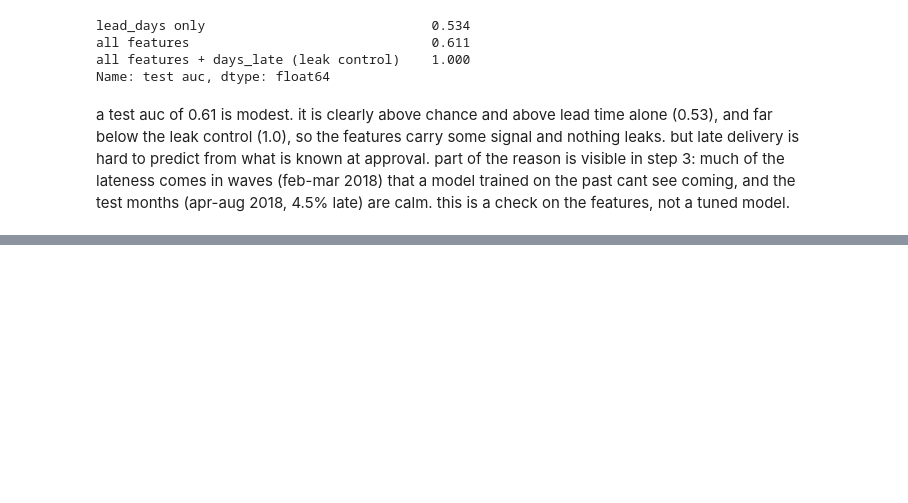
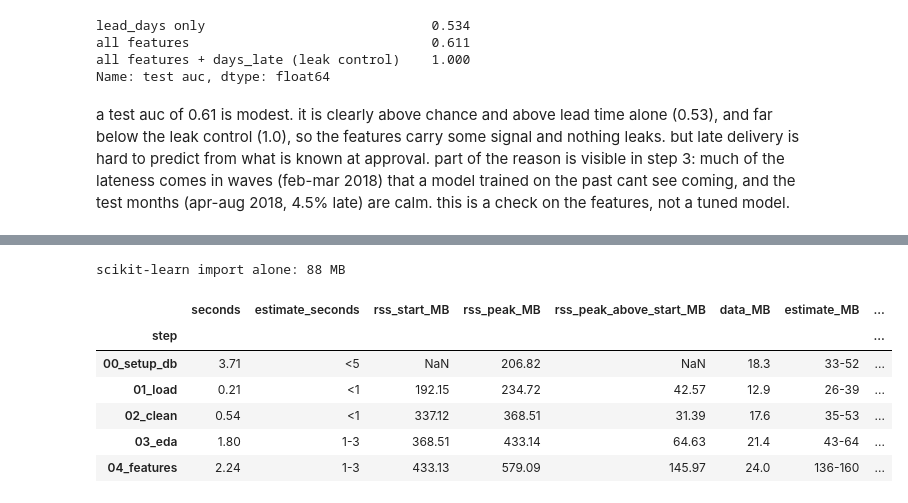
Before and after one commit to 11NOel11/eng2040-assignment1, a Jupyter notebook: pipeline.ipynb, the cells around one changed output, grey strips where cells are left out. Drawn from its saved outputs; the diff is of its cells as text; code cells hidden in the pictures; blank space fills up the shorter version.

```diff
--- a/pipeline.ipynb
+++ b/pipeline.ipynb
@@ -21,7 +21,11 @@ import psutil
 ROOT = Path.cwd()
 DATA, DB = ROOT / "data", ROOT / "data" / "marketplace.sqlite"
 con = adbc.connect(f"file:{DB}?mode=ro")  # read only
-q = lambda s: pd.read_sql(s, con, dtype_backend="pyarrow")  # adbc hands results over as arrow columns
+SQL_LOG = []
+def q(s):
+    # run sql in sqlite, result as arrow-backed columns (adbc). every query is kept for data/05_resources/executed_sql.sql
+    SQL_LOG.append(s.strip())
+    return pd.read_sql(s, con, dtype_backend="pyarrow")
 read = lambda name, **kw: pd.read_parquet(DATA / f"{name}.parquet", **kw)
 mb = lambda b: round(b / 1e6, 2)
 size = lambda df: mb(df.memory_usage(deep=True).sum())
@@ -250,0 +246,13 @@ parquet is smaller and keeps the types (timestamps, booleans, nulls) that csv wo
+# %%
+tmp, rows = OUT / "_tmp", {}
+for name, codec in [("csv", None), ("parquet, none", None), ("parquet, snappy", "snappy"), ("parquet, zstd", "zstd"), ("parquet, gzip", "gzip")]:
+    t = time.perf_counter()
+    orders.to_csv(tmp, index=False) if name == "csv" else orders.to_parquet(tmp, index=False, compression=codec)
+    w, t = time.perf_counter() - t, time.perf_counter()
+    pd.read_csv(tmp) if name == "csv" else pd.read_parquet(tmp)
+    rows[name] = {"MB": mb(tmp.stat().st_size), "write_s": round(w, 3), "read_s": round(time.perf_counter() - t, 3)}
+tmp.unlink()
+storage = pd.DataFrame(rows).T
+storage.MB.to_csv(OUT / "storage.csv")  # sizes only, timings differ every run
+print("sqlite db MB:", mb(DB.stat().st_size))
+storage
@@ -1097,0 +1059,32 @@ a test auc of 0.61 is modest. it is clearly above chance and above lead time alo
+# %%
+OUT, done = track("05_resources")
+res = pd.DataFrame([json.loads(p.read_text()) for p in sorted(DATA.glob("0[0-4]*/resources.json"))]).set_index("step")
+res["data_MB"] = res.in_memory_MB.apply(lambda d: round(sum(d.values()), 1))
+# step 4 also imports scikit-learn for the check model. its import alone, measured in a fresh process:
+import subprocess
+peak = lambda code: float(subprocess.run([sys.executable, "-c", code + "\nimport resource, sys; print(resource.getrusage(resource.RUSAGE_SELF).ru_maxrss / (1e6 if sys.platform == 'darwin' else 1e3))"],
+                                         capture_output=True, text=True, check=True).stdout)
+sk = round(peak("import pandas, sklearn.ensemble, sklearn.metrics") - peak("import pandas"))
+print("scikit-learn import alone:", sk, "MB")
+res["estimate_MB"] = [f"{2 * m + (sk if s == '04_features' else 0):.0f}-{3 * m + (sk if s == '04_features' else 0):.0f}" for s, m in res.data_MB.items()]
+res.loc["00_setup_db", "estimate_MB"] = res.estimate_peak_MB["00_setup_db"]  # whole process, see run.py
+res["saved_MB"] = res.saved_MB.apply(lambda d: round(sum(d.values()), 2))
+written = {"00_setup_db": ["raw.sql text"], "01_load": ["orders", "items"], "02_clean": ["orders", "items", "changes"], "04_features": ["features"]}  # tables each step saves
+k = {"00_setup_db": (1, 1.5)}  # parquet with zstd: (0.2, 0.35)
+res["estimate_saved_MB"] = [f"{k.get(s, (.2, .35))[0] * m:.1f}-{k.get(s, (.2, .35))[1] * m:.1f}" if (m := sum(res.in_memory_MB[s][t] for t in written.get(s, []))) else "<1" for s in res.index]
+res["estimate_seconds"] = pd.Series({"00_setup_db": "<5", "01_load": "<1", "02_clean": "<1", "03_eda": "1-3", "04_features": "1-3"})
+bench = pd.read_csv(DATA / "01_load" / "bench.csv")
+res["temporary_MB"] = 0.0  # no step keeps temporary files, except:
+res.loc["01_load", "temporary_MB"] = bench.sqlite_MB.max() + bench.parquet_MB.max()  # 10x db + its parquet copy in bench.py
+summary = res[["seconds", "estimate_seconds", "rss_start_MB", "rss_peak_MB", "rss_peak_above_start_MB", "data_MB", "estimate_MB", "saved_MB", "estimate_saved_MB", "temporary_MB"]]
+summary.to_csv(OUT / "resources_summary.csv")
+summary
+# %% [output]
+scikit-learn import alone: 88 MB
+|  | seconds | estimate_seconds | rss_start_MB | rss_peak_MB | rss_peak_above_start_MB | data_MB | estimate_MB | ... |
+| step |  |  |  |  |  |  |  | ... |
+| 00_setup_db | 3.71 | <5 | NaN | 206.82 | NaN | 18.3 | 33-52 | ... |
+| 01_load | 0.21 | <1 | 192.15 | 234.72 | 42.57 | 12.9 | 26-39 | ... |
+| 02_clean | 0.54 | <1 | 337.12 | 368.51 | 31.39 | 17.6 | 35-53 | ... |
+| 03_eda | 1.80 | 1-3 | 368.51 | 433.14 | 64.63 | 21.4 | 43-64 | ... |
+| 04_features | 2.24 | 1-3 | 433.13 | 579.09 | 145.97 | 24.0 | 136-160 | ... |
```
Also changed, not shown: parts of 22 cells of this notebook, 6 other files.
